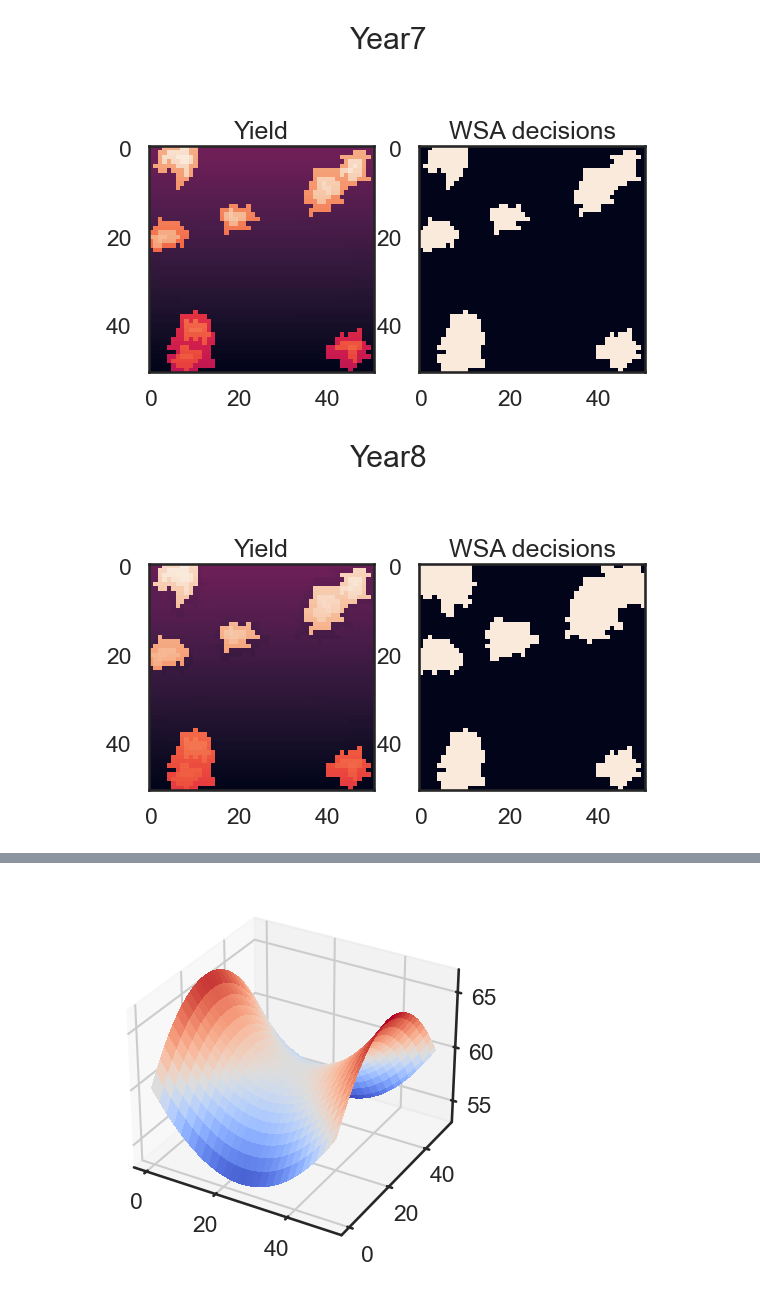
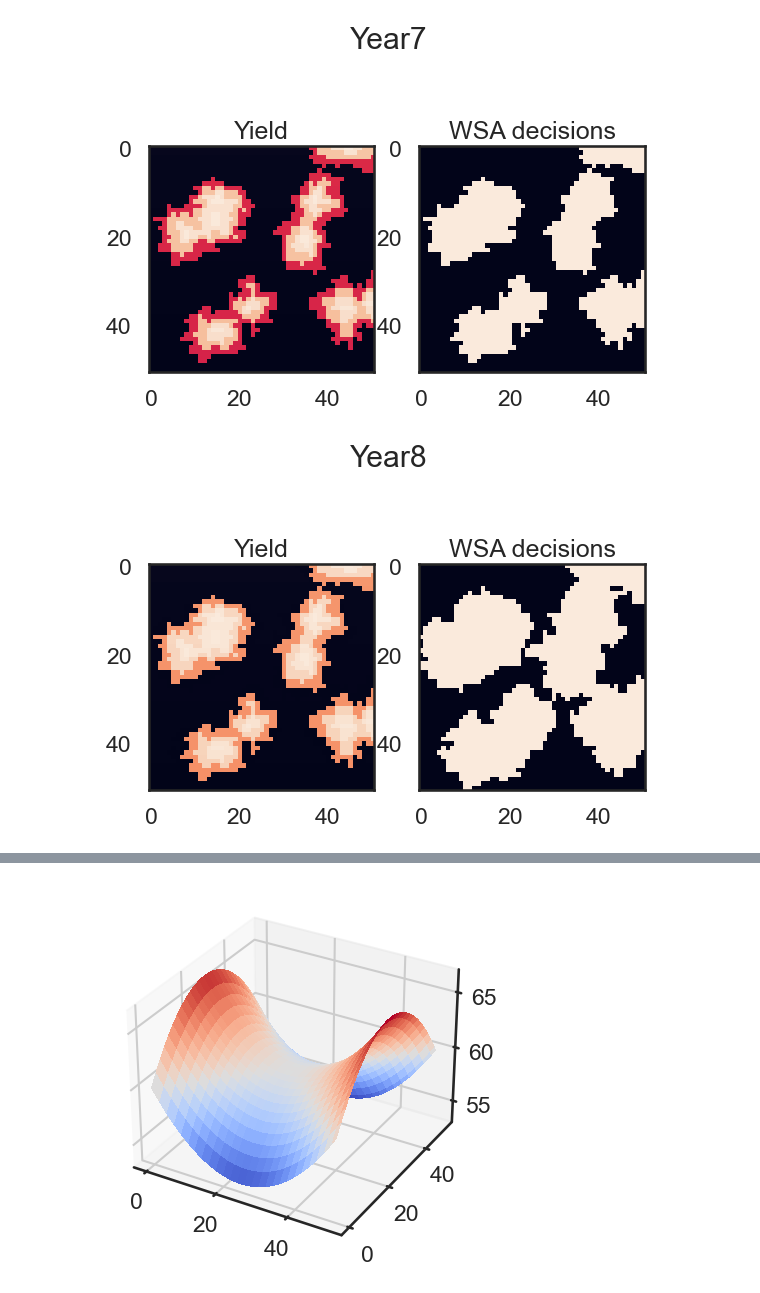
Before and after one commit to WylieMabel/TreesAndThat, a Jupyter notebook: Model Output/modelDriver.ipynb, the cells around one changed output, grey strips where cells are left out. Saved outputs shown, nothing was run; the diff lists cells and outputs as text; code cells hidden in the pictures.

Commit message:
Pull over changes to Ecohydrology model

```diff
--- a/Model Output/modelDriver.ipynb
+++ b/Model Output/modelDriver.ipynb
@@ -99,7 +99,53 @@ def fullModelRun(leadFarmers, desperation, jealousy, grace, input_csv_path, no_o
     #get input temperature data
     avg, maxi, mini = get_yearly_temp(input_csv_path, no_of_years)
 
-    Ecohyd_model = EcoHyd(20, 26, 23)
+
+    #set climate configurations
+    config1={
+                #----------------#
+                # Canicula dates #
+                'canicula_start':0,
+                'canicula_end':140,
+                'canicula_start_expected':0,
+                'canicula_end_expected':140,
+                #----------------#
+                # rainfall stats #
+                # Times are all in hours.
+                'mean_interstorm_wet':4*24,
+                'mean_storm_wet':2*24,
+                'mean_raindpth_wet':10,
+                'mean_interstorm_dry':10*24,
+                'mean_storm_dry':0.5*24,
+                'mean_raindpth_dry':1,
+                #-------------------#
+                # temperature shift #
+                'tempshift':0
+            }
+
+    #have two plausible versions of this that we switch between.
+
+    config2={
+                #----------------#
+                # Canicula dates #
+                'canicula_start':0,
+                'canicula_end':np.random.normal(140),
+                'canicula_start_expected':0,
+                'canicula_end_expected':140,
+                #----------------#
+                # rainfall stats #
+                # Times are all in hours.
+                'mean_interstorm_wet':4*24,
+                'mean_storm_wet':2*24,
+                'mean_raindpth_wet':10,
+                'mean_interstorm_dry':10*24,
+                'mean_storm_dry':0.5*24,
+                'mean_raindpth_dry':1,
+                #-------------------#
+                # temperature shift #
+                'tempshift':2
+            }
+
+    Ecohyd_model = EcoHyd(config1, 20, 26, 23)
 
     for year in range(0, no_of_years):
         print("year:", year)
@@ -181,2 +227,2 @@ year: 9
-[figure, old version]
+[figure, new version]
-[figure, old version]
+[figure, new version]
```
Also changed, not shown: parts of 8 cells of this notebook, 4 other files.
